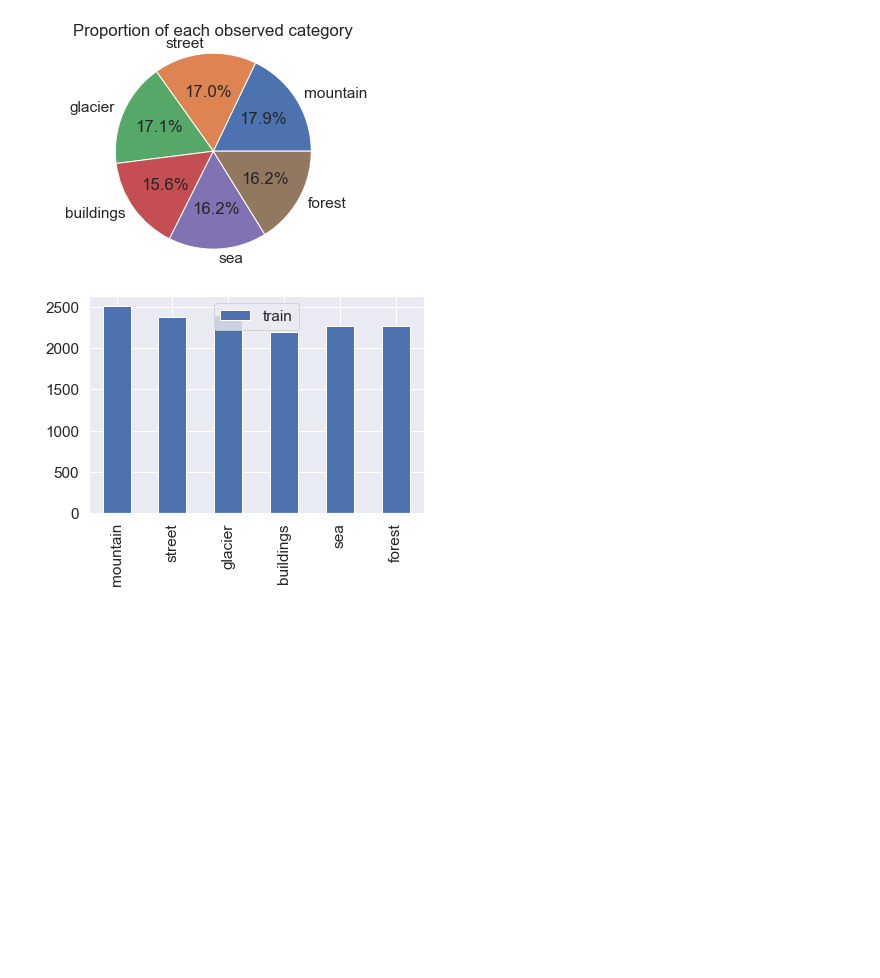
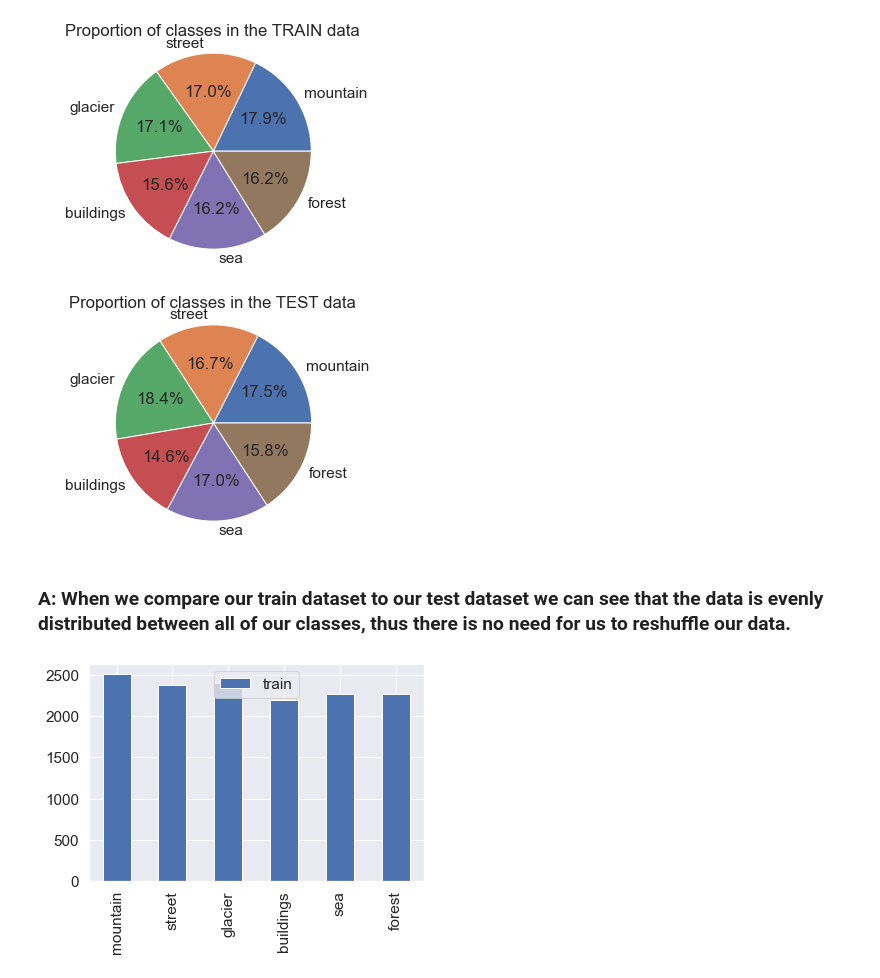
Before and after one commit to SDog6/JupiterNotebooks, a Jupyter notebook: Personal Challenge/Intel Image Classification.ipynb, the cells around one changed output. Drawn from its saved outputs; the diff is of its cells as text; code cells hidden in the pictures; blank space fills up the shorter version.

```diff
--- a/Personal Challenge/Intel Image Classification.ipynb
+++ b/Personal Challenge/Intel Image Classification.ipynb
@@ -45,15 +75,25 @@ def load_data():
 
                 # Get the path name of the image
                 img_path = os.path.join(os.path.join(dataset, folder), file)
+                try:
+                    img = Image.open(img_path) # open the image file
+                    img.verify() # verify that it is, in fact an image and it is not corrupted
 
-                # Open and resize the img
-                image = cv2.imread(img_path)
-                image = cv2.cvtColor(image, cv2.COLOR_BGR2RGB)
-                image = cv2.resize(image, IMAGE_SIZE)
+                    # Open and resize the img
+                    image = cv2.imread(img_path)
+                    #Change the color of the image into RGB (some images may not be in RGB)
+                    image = cv2.cvtColor(image, cv2.COLOR_BGR2RGB)
+                    #Resize all of our images into a small 150x150 size so that we have a quicker processing
+                    image = cv2.resize(image, IMAGE_SIZE)
 
-                # Append the image and its corresponding label to the output
-                images.append(image)
-                labels.append(label)
+                    # Append the image and its corresponding label to the output
+                    images.append(image)
+                    labels.append(label)
+
+                except (IOError, SyntaxError) as e:
+                    print('Bad file:', img_path) # print out the names of corrupt files
+
+
 
         images = np.array(images, dtype = 'float32')
         labels = np.array(labels, dtype = 'int32')
@@ -71,18 +115,30 @@ Loading data/seg_test/seg_test
 # %%
 import pandas as pd
 
 _, train_counts = np.unique(train_labels, return_counts=True)
 _, test_counts = np.unique(test_labels, return_counts=True)
 
 plt.pie(train_counts,
         explode=(0, 0, 0, 0, 0, 0) ,
         labels=class_names,
         autopct='%1.1f%%')
 plt.axis('equal')
-plt.title('Proportion of each observed category')
+plt.title('Proportion of classes in the TRAIN data')
 plt.show()
+
+
+plt.pie(test_counts,
+        explode=(0, 0, 0, 0, 0, 0) ,
+        labels=class_names,
+        autopct='%1.1f%%')
+plt.axis('equal')
+plt.title('Proportion of classes in the TEST data')
+plt.show()
 # %% [output]
-[figure, old version]
+[figure, new version]
+[figure, added]
+# %% [markdown]
+### A: When we compare our train dataset to our test dataset we can see that the data is evenly distributed between all of our classes, thus there is no need for us to reshuffle our data.
 # %%
 pd.DataFrame({'train': train_counts,
                     },
```
Also changed, not shown: parts of 49 cells of this notebook, 1 other file.
